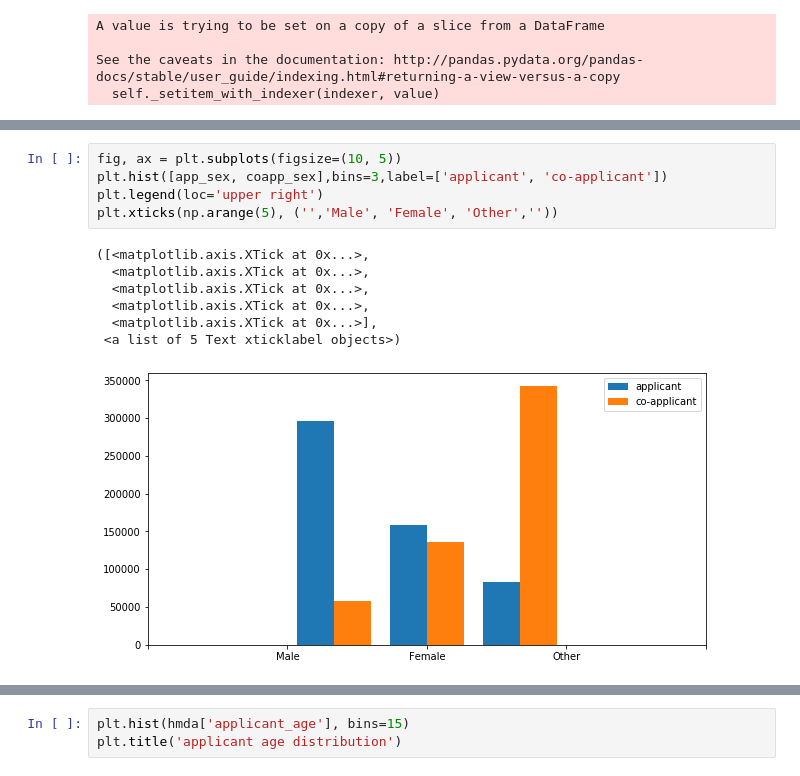
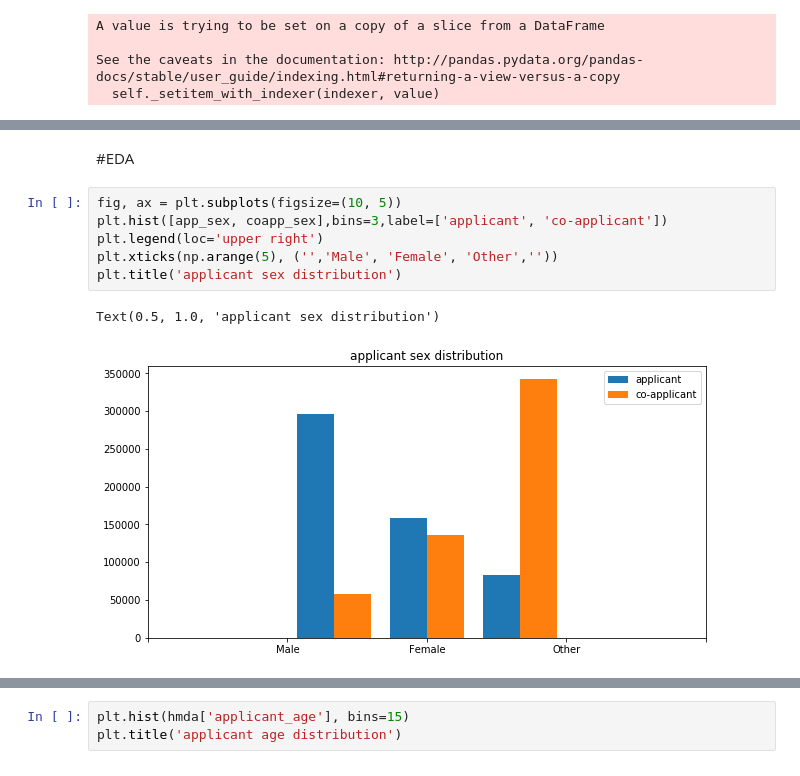
Before and after one commit to OracyC/Capstone-HMDA, a Jupyter notebook: EDA_HMDA.ipynb, the cells around one changed output, grey strips where cells are left out. Saved outputs shown, nothing was run; the diff lists cells and outputs as text.

```diff
--- a/EDA_HMDA.ipynb
+++ b/EDA_HMDA.ipynb
@@ -117,13 +247,11 @@ See the caveats in the documentation: http://pandas.pydata.org/pandas-docs/stabl
+# %% [markdown]
+#EDA
 # %%
 fig, ax = plt.subplots(figsize=(10, 5))
 plt.hist([app_sex, coapp_sex],bins=3,label=['applicant', 'co-applicant'])
 plt.legend(loc='upper right')
 plt.xticks(np.arange(5), ('','Male', 'Female', 'Other',''))
+plt.title('applicant sex distribution')
 # %% [output]
-([<matplotlib.axis.XTick at 0x...>,
-  <matplotlib.axis.XTick at 0x...>,
-  <matplotlib.axis.XTick at 0x...>,
-  <matplotlib.axis.XTick at 0x...>,
-  <matplotlib.axis.XTick at 0x...>],
- <a list of 5 Text xticklabel objects>)
+Text(0.5, 1.0, 'applicant sex distribution')
-[figure, old version]
+[figure, new version]
```
Also changed, not shown: parts of 24 cells of this notebook.
